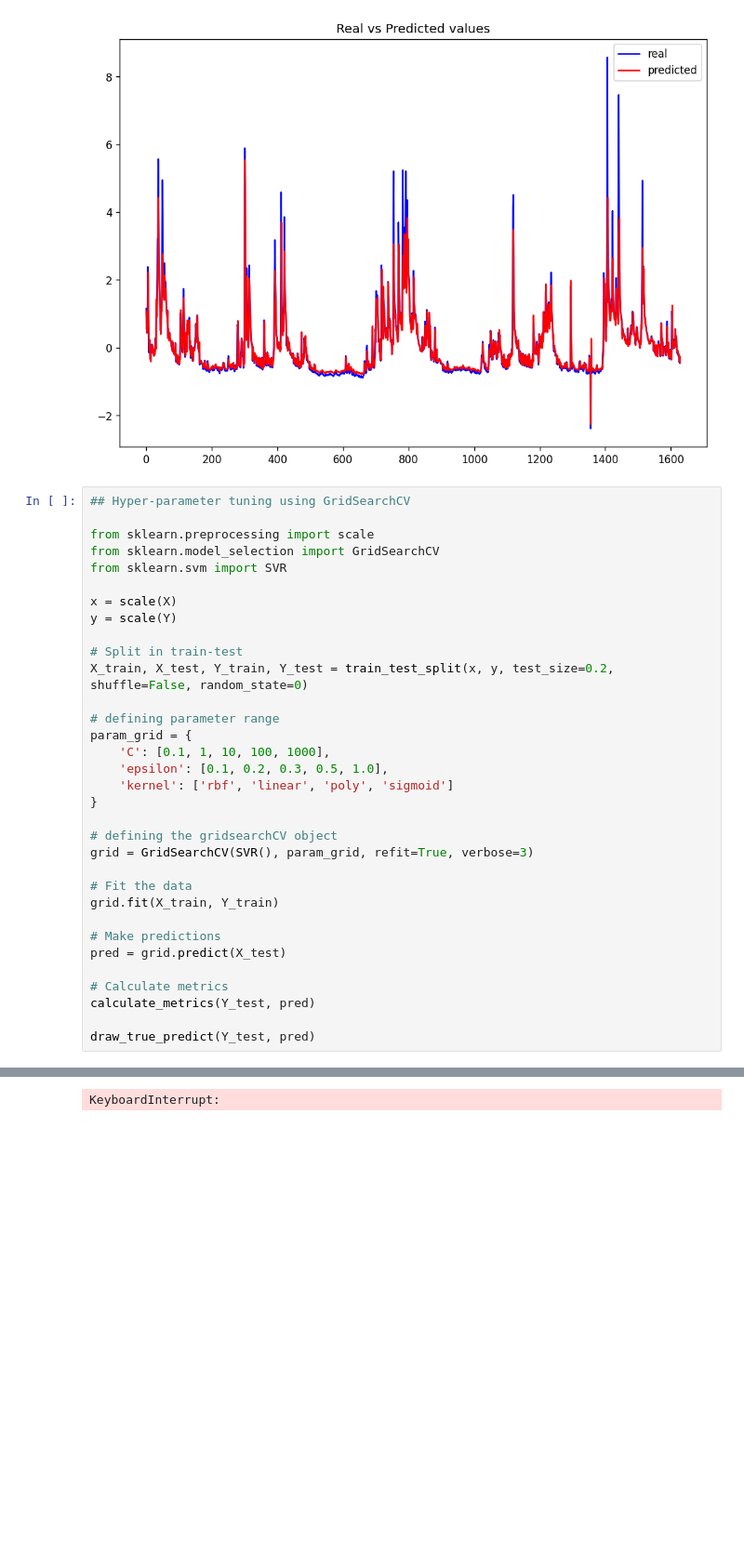
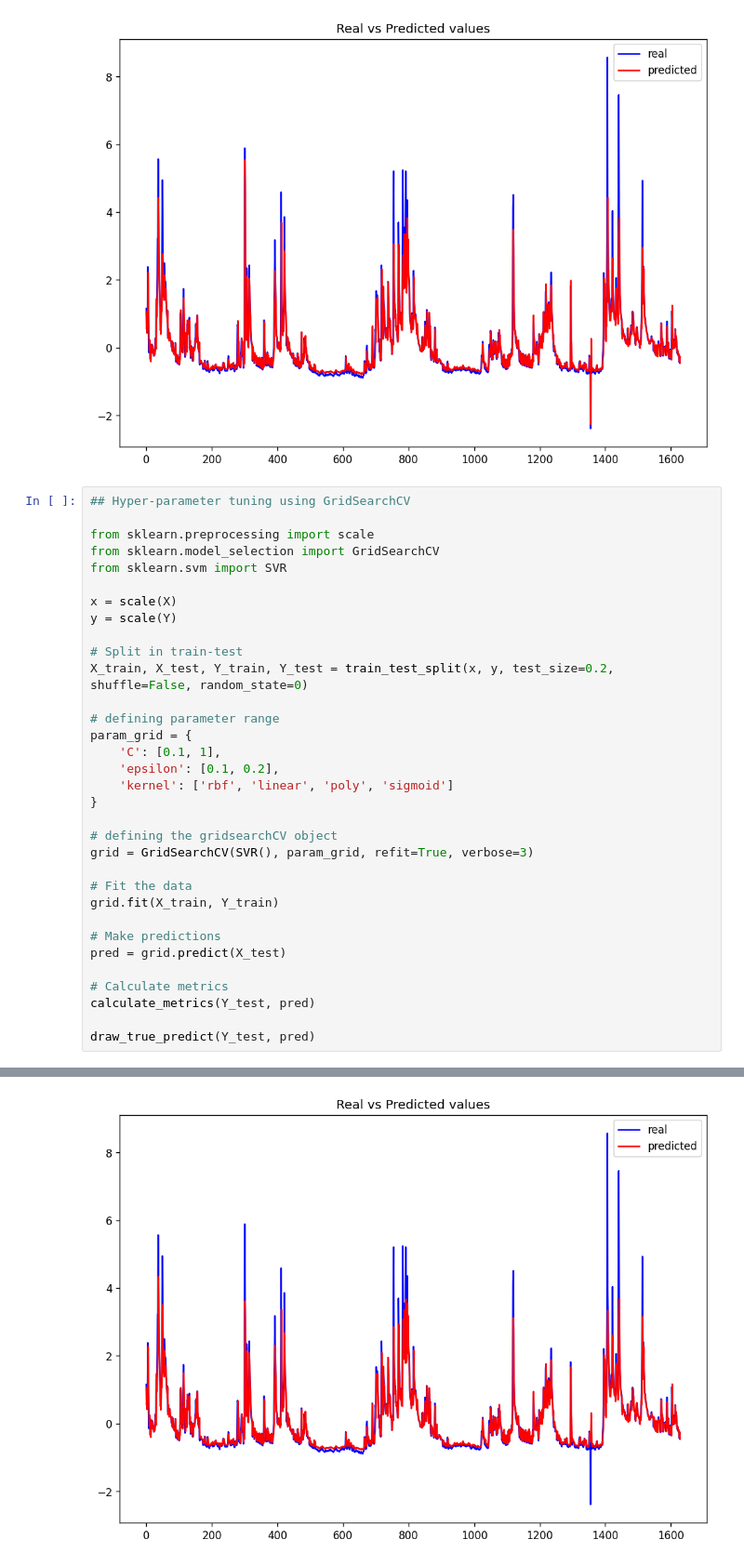
Before and after one commit to Phenikaa-University/AI-dev, a Jupyter notebook: 11_matplotlib/VuongTuanCuong_lab11.ipynb, the cells around one changed output, grey strips where cells are left out. Shown at 93% size. Saved outputs shown, nothing was run; the diff lists cells and outputs as text; blank space fills up the shorter version.

```diff
--- a/11_matplotlib/VuongTuanCuong_lab11.ipynb
+++ b/11_matplotlib/VuongTuanCuong_lab11.ipynb
@@ -311,8 +311,8 @@ X_train, X_test, Y_train, Y_test = train_test_split(x, y, test_size=0.2, shuffle
 
 # defining parameter range
 param_grid = {
-    'C': [0.1, 1, 10, 100, 1000],
-    'epsilon': [0.1, 0.2, 0.3, 0.5, 1.0],
+    'C': [0.1, 1],
+    'epsilon': [0.1, 0.2],
     'kernel': ['rbf', 'linear', 'poly', 'sigmoid']
 }
 
@@ -350,4 +350,4 @@ Fitting 5 folds for each of 100 candidates, totalling 500 fits
-KeyboardInterrupt:
+[figure, added]
 # %%
 from sklearn.svm import SVR
 from sklearn.pipeline import make_pipeline
```
Also changed, not shown: parts of 3 cells of this notebook.
